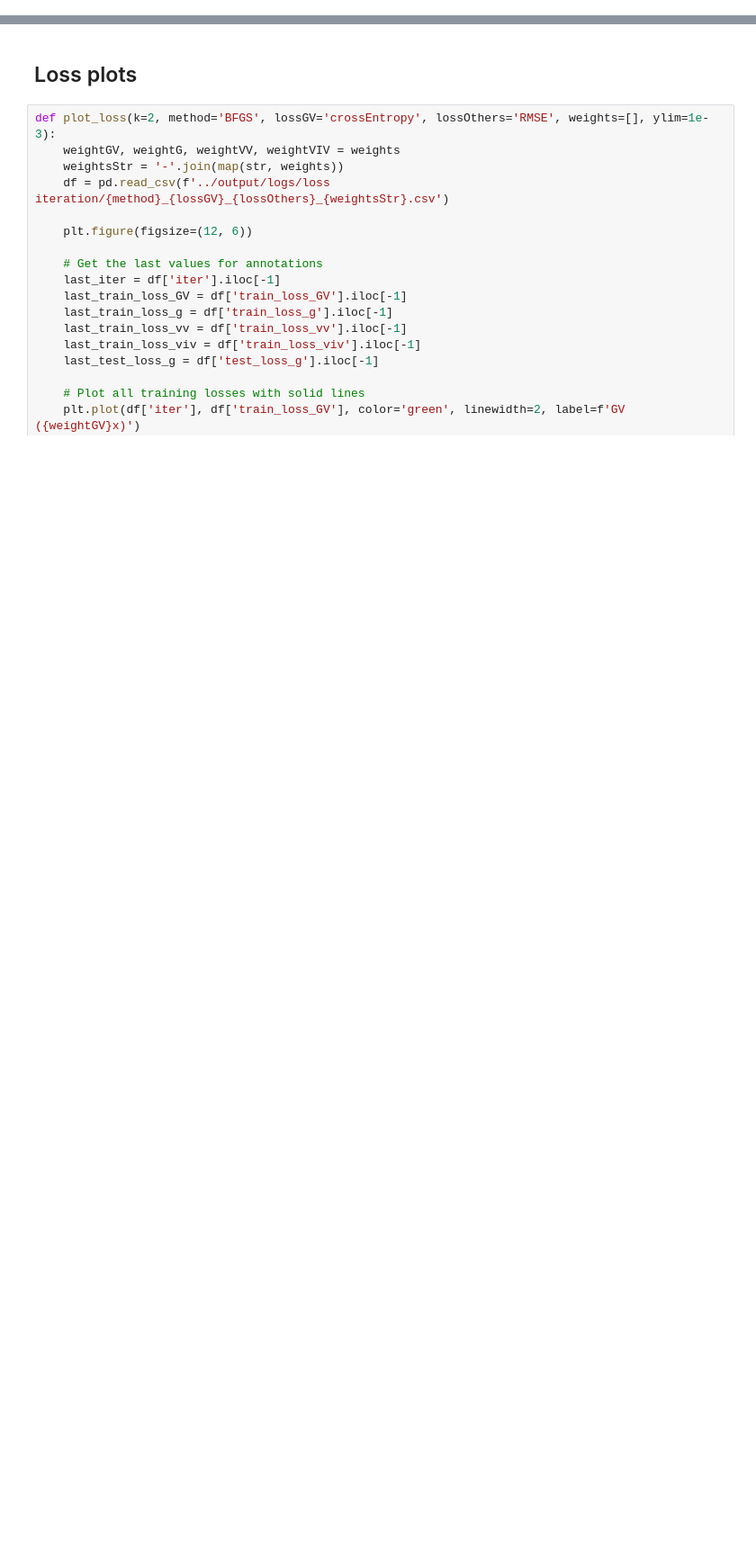
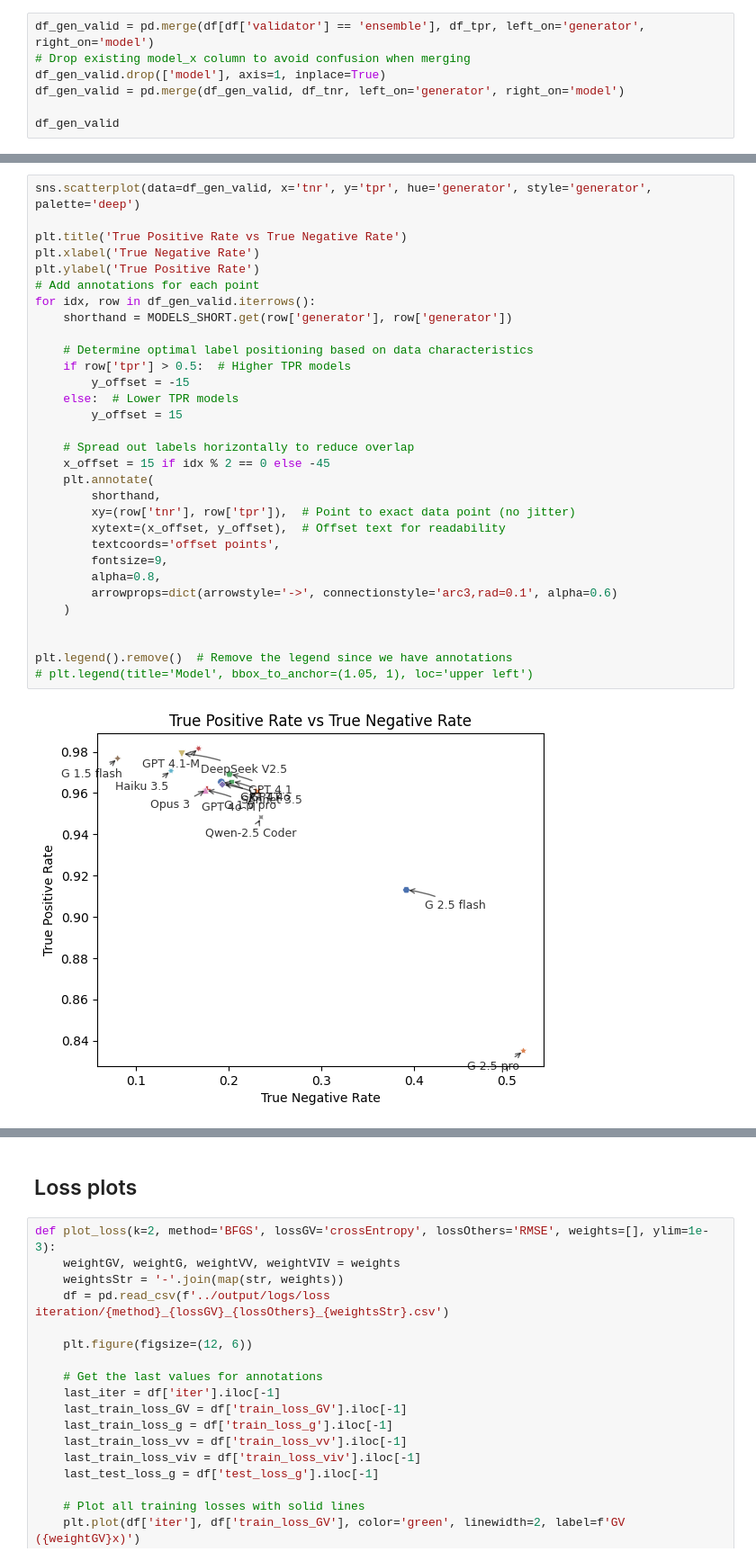
Before and after one commit to srynsh/LLM-Benchmarking, a Jupyter notebook: notebooks/notebook.ipynb, the cells around one changed output, grey strips where cells are left out. Shown at 90% size. Cells and saved outputs as stored; diff of their text form; blank space fills up the shorter version.

```diff
--- a/notebooks/notebook.ipynb
+++ b/notebooks/notebook.ipynb
@@ -61,0 +293,7 @@ df
+# %%
+df_gen_valid = pd.merge(df[df['validator'] == 'ensemble'], df_tpr, left_on='generator', right_on='model')
+# Drop existing model_x column to avoid confusion when merging
+df_gen_valid.drop(['model'], axis=1, inplace=True)
+df_gen_valid = pd.merge(df_gen_valid, df_tnr, left_on='generator', right_on='model')
+
+df_gen_valid
@@ -61,0 +316,33 @@ df
+# %%
+sns.scatterplot(data=df_gen_valid, x='tnr', y='tpr', hue='generator', style='generator', palette='deep')
+
+plt.title('True Positive Rate vs True Negative Rate')
+plt.xlabel('True Negative Rate')
+plt.ylabel('True Positive Rate')
+# Add annotations for each point
+for idx, row in df_gen_valid.iterrows():
+    shorthand = MODELS_SHORT.get(row['generator'], row['generator'])
+
+    # Determine optimal label positioning based on data characteristics
+    if row['tpr'] > 0.5:  # Higher TPR models
+        y_offset = -15
+    else:  # Lower TPR models
+        y_offset = 15
+
+    # Spread out labels horizontally to reduce overlap
+    x_offset = 15 if idx % 2 == 0 else -45
+    plt.annotate(
+        shorthand,
+        xy=(row['tnr'], row['tpr']),  # Point to exact data point (no jitter)
+        xytext=(x_offset, y_offset),  # Offset text for readability
+        textcoords='offset points',
+        fontsize=9,
+        alpha=0.8,
+        arrowprops=dict(arrowstyle='->', connectionstyle='arc3,rad=0.1', alpha=0.6)
+    )
+
+
+plt.legend().remove()  # Remove the legend since we have annotations
+# plt.legend(title='Model', bbox_to_anchor=(1.05, 1), loc='upper left')
+# %% [output]
+[figure, added]
```
Also changed, not shown: parts of 28 cells of this notebook.
